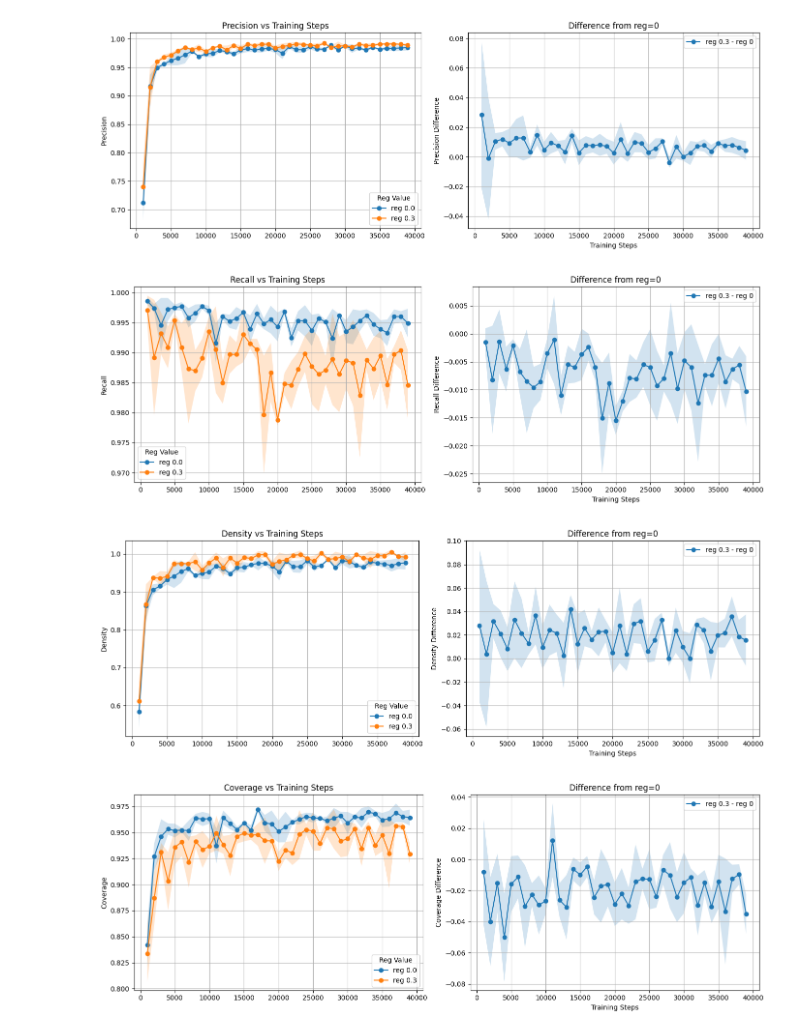
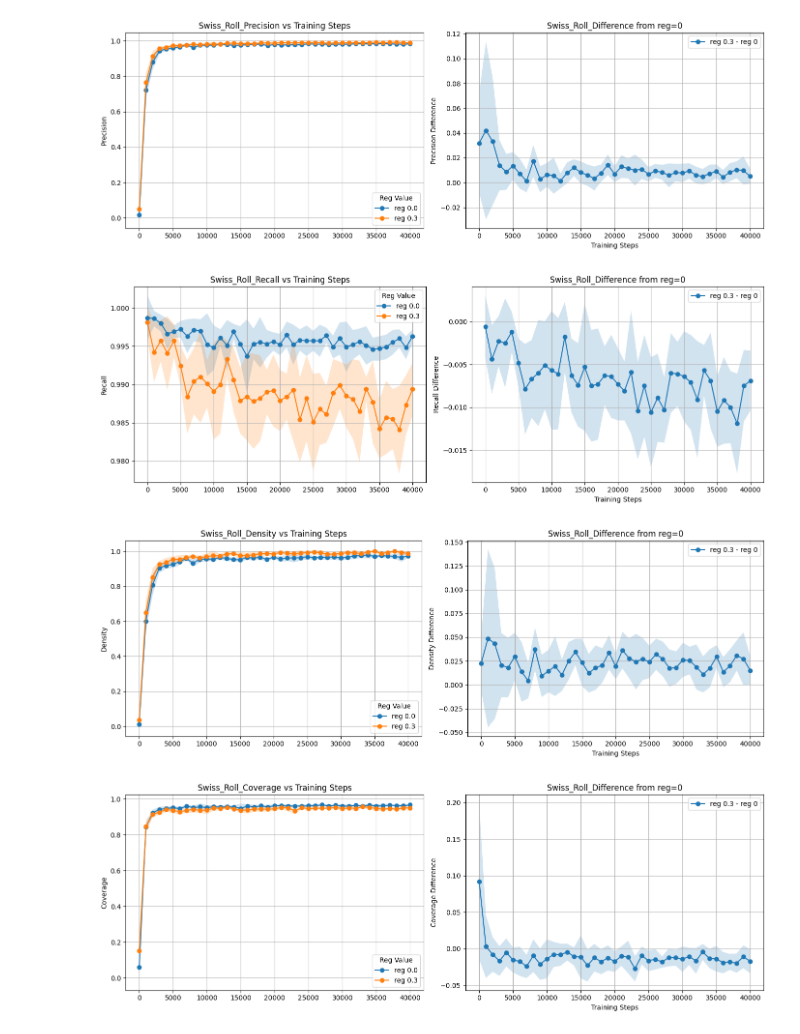
Before and after one commit to ShakthiPerera/diffusion-demo, a Jupyter notebook: steps_vs_prdc.ipynb, the cells around one changed output. Drawn from its saved outputs; the diff is of its cells as text; code cells hidden in the pictures.

Commit message:
changed to save the name of the dataset in the plot

```diff
--- a/steps_vs_prdc.ipynb
+++ b/steps_vs_prdc.ipynb
@@ -7,10 +15,8 @@ import seaborn as sns
 # %%
 # Path to the CSV file
-csv_path = "logs/Swiss_Roll_2025-08-15_15-14-09/prdc_all_regs_steps.csv"
-
-# Load CSV
+csv_path = "logs/Swiss_Roll_2025-08-15_21-15-12/prdc_all_regs_steps.csv"
+dataset_name = extract_dataset_name(csv_path) # Load CSV
 df = pd.read_csv(csv_path)
-
 # Display first few rows
 df.head()
 # %% [output]
@@ -77,36 +78,36 @@ for metric in metrics:
 
     fig, axs = plt.subplots(1, 2, figsize=(14, 5), sharex=True)
 
     # Left: original metric curves with ± std shading
     for reg_val in plot_df['reg'].unique():
         reg_data = plot_df[plot_df['reg'] == reg_val]
         axs[0].plot(reg_data['step'], reg_data[f'{metric}_mean'], marker='o', label=f'reg {reg_val}')
         axs[0].fill_between(reg_data['step'],
                             reg_data[f'{metric}_mean'] - reg_data[f'{metric}_std'],
                             reg_data[f'{metric}_mean'] + reg_data[f'{metric}_std'],
                             alpha=0.2)
     axs[0].set_ylabel(metric.capitalize())
-    axs[0].set_title(f'{metric.capitalize()} vs Training Steps')
+    axs[0].set_title(f'{dataset_name}_{metric.capitalize()} vs Training Steps')
     axs[0].grid(True)
     axs[0].legend(title='Reg Value')
 
     # Right: difference from baseline (reg=0) with ± std propagation
     for reg_val in others['reg'].unique():
         reg_data = others[others['reg'] == reg_val]
         diff = reg_data[f'{metric}_mean'].values - baseline[f'{metric}_mean'].values
         diff_std = np.sqrt(reg_data[f'{metric}_std'].values**2 + baseline[f'{metric}_std'].values**2)
         axs[1].plot(reg_data['step'], diff, marker='o', label=f'reg {reg_val} - reg 0')
         axs[1].fill_between(reg_data['step'], diff - diff_std, diff + diff_std, alpha=0.2)
     axs[1].set_xlabel('Training Steps')
     axs[1].set_ylabel(f'{metric.capitalize()} Difference')
-    axs[1].set_title(f'Difference from reg=0')
+    axs[1].set_title(f'{dataset_name}_Difference from reg=0')
     axs[1].grid(True)
     axs[1].legend()
 
     plt.tight_layout()
     plt.show()
 # %% [output]
-[figure, old version]
+[figure, new version]
-[figure, old version]
+[figure, new version]
-[figure, old version]
+[figure, new version]
-[figure, old version]
+[figure, new version]
```
Also changed, not shown: parts of 4 cells of this notebook.
